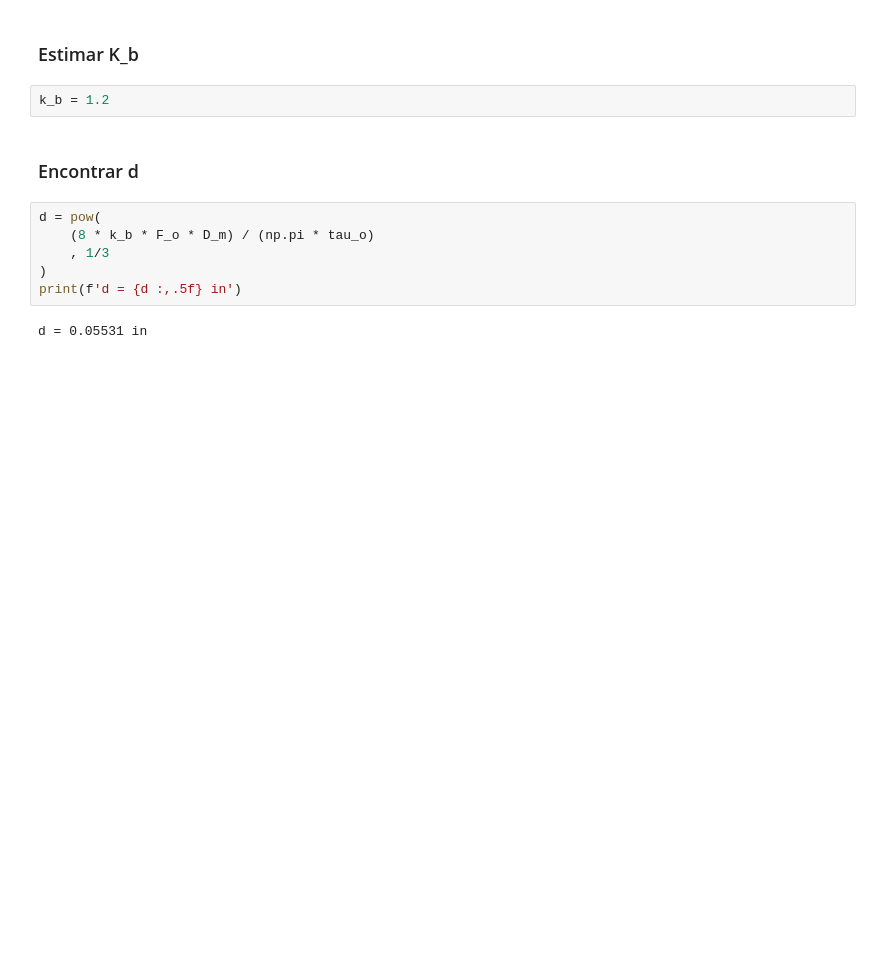
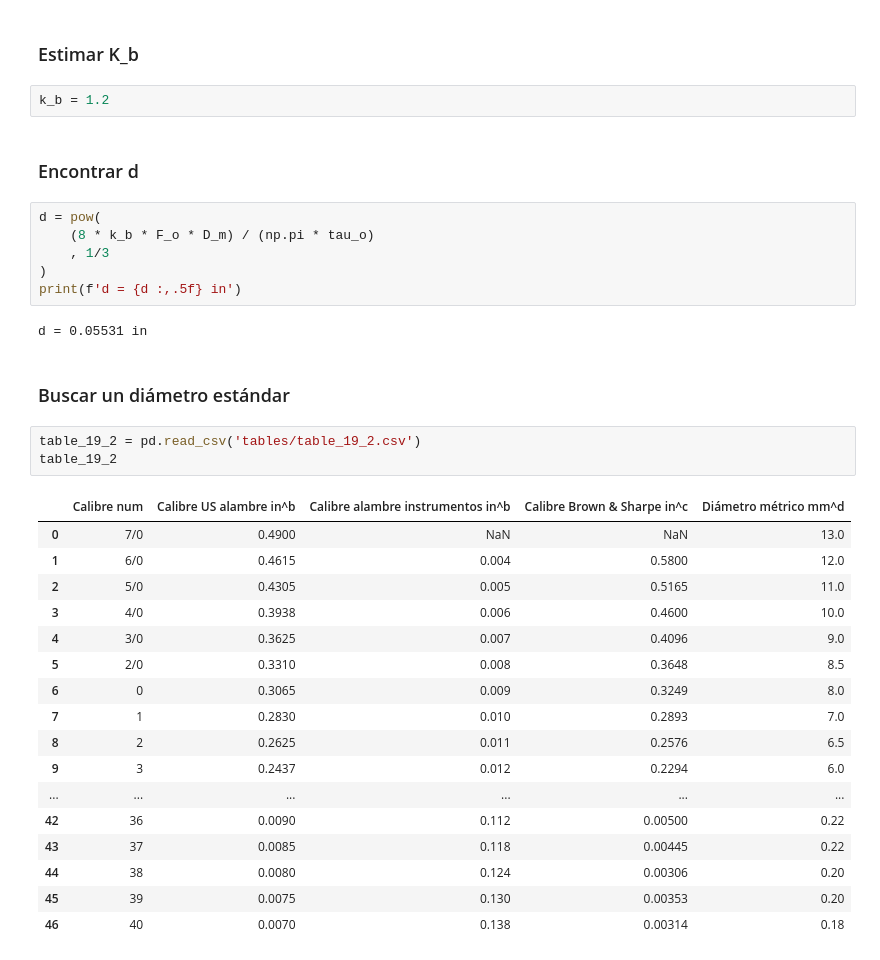
Before and after one commit to DanielSarmiento04/Design_Machine_Tool, a Jupyter notebook: 3erCorte/method1.ipynb, the cells around one changed output. Cells and saved outputs as stored; diff of their text form; blank space fills up the shorter version.

```diff
--- a/3erCorte/method1.ipynb
+++ b/3erCorte/method1.ipynb
@@ -93,3 +92,26 @@ d = pow(
 print(f'd = {d :,.5f} in')
 # %% [output]
 d = 0.05531 in
+# %% [markdown]
+### Buscar un diámetro estándar
+# %%
+table_19_2 = pd.read_csv('tables/table_19_2.csv')
+table_19_2
+# %% [output]
+|  | Calibre num | Calibre US alambre in^b | Calibre alambre instrumentos in^b | Calibre Brown & Sharpe in^c | Diámetro métrico mm^d |
+| 0 | 7/0 | 0.4900 | NaN | NaN | 13.0 |
+| 1 | 6/0 | 0.4615 | 0.004 | 0.5800 | 12.0 |
+| 2 | 5/0 | 0.4305 | 0.005 | 0.5165 | 11.0 |
+| 3 | 4/0 | 0.3938 | 0.006 | 0.4600 | 10.0 |
+| 4 | 3/0 | 0.3625 | 0.007 | 0.4096 | 9.0 |
+| 5 | 2/0 | 0.3310 | 0.008 | 0.3648 | 8.5 |
+| 6 | 0 | 0.3065 | 0.009 | 0.3249 | 8.0 |
+| 7 | 1 | 0.2830 | 0.010 | 0.2893 | 7.0 |
+| 8 | 2 | 0.2625 | 0.011 | 0.2576 | 6.5 |
+| 9 | 3 | 0.2437 | 0.012 | 0.2294 | 6.0 |
+| ... | ... | ... | ... | ... | ... |
+| 42 | 36 | 0.0090 | 0.112 | 0.00500 | 0.22 |
+| 43 | 37 | 0.0085 | 0.118 | 0.00445 | 0.22 |
+| 44 | 38 | 0.0080 | 0.124 | 0.00306 | 0.20 |
+| 45 | 39 | 0.0075 | 0.130 | 0.00353 | 0.20 |
+| 46 | 40 | 0.0070 | 0.138 | 0.00314 | 0.18 |
```
Also changed, not shown: parts of 13 cells of this notebook, 4 other files.
